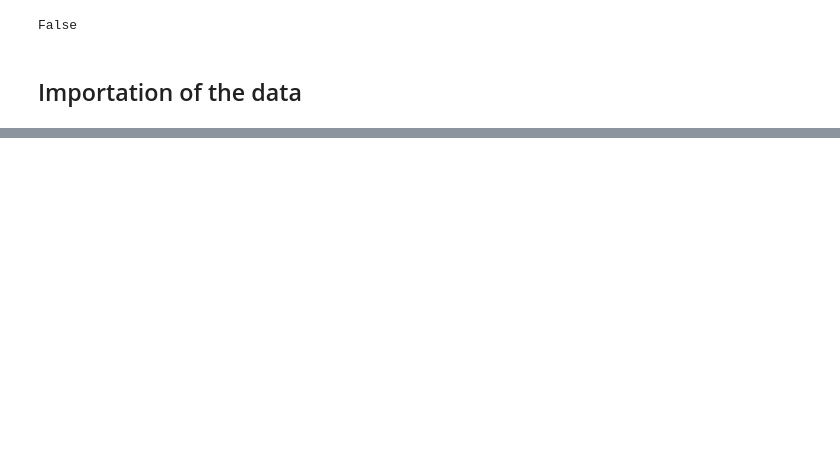
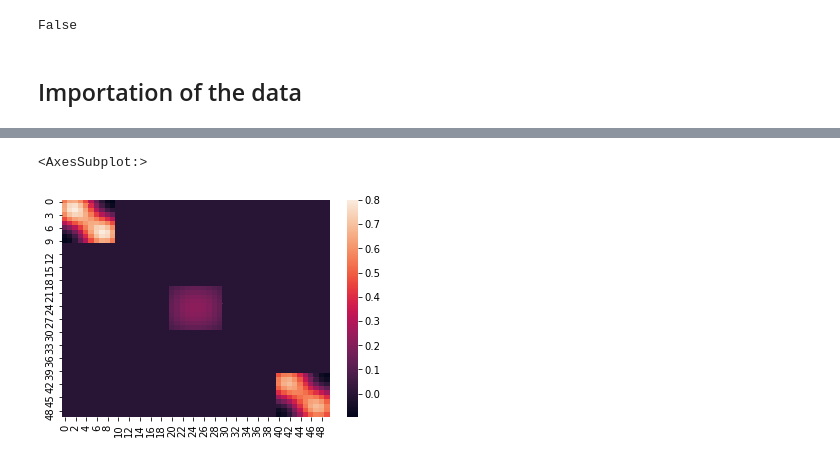
Before and after one commit to PLN-team/pyPLNmodels, a Jupyter notebook: test_PLN.ipynb, the cells around one changed output, grey strips where cells are left out. Saved outputs shown, nothing was run; the diff lists cells and outputs as text; code cells hidden in the pictures; blank space fills up the shorter version.

```diff
--- a/test_PLN.ipynb
+++ b/test_PLN.ipynb
@@ -87,0 +150,6 @@ tensor(0.0091)
+# %%
+true_C = C_from_Sigma(true_Sigma, 5)
+sns.heatmap(true_C@(true_C.T))
+# %% [output]
+<AxesSubplot:>
+[figure, added]
```
Also changed, not shown: parts of 20 cells of this notebook, 13 other files.
